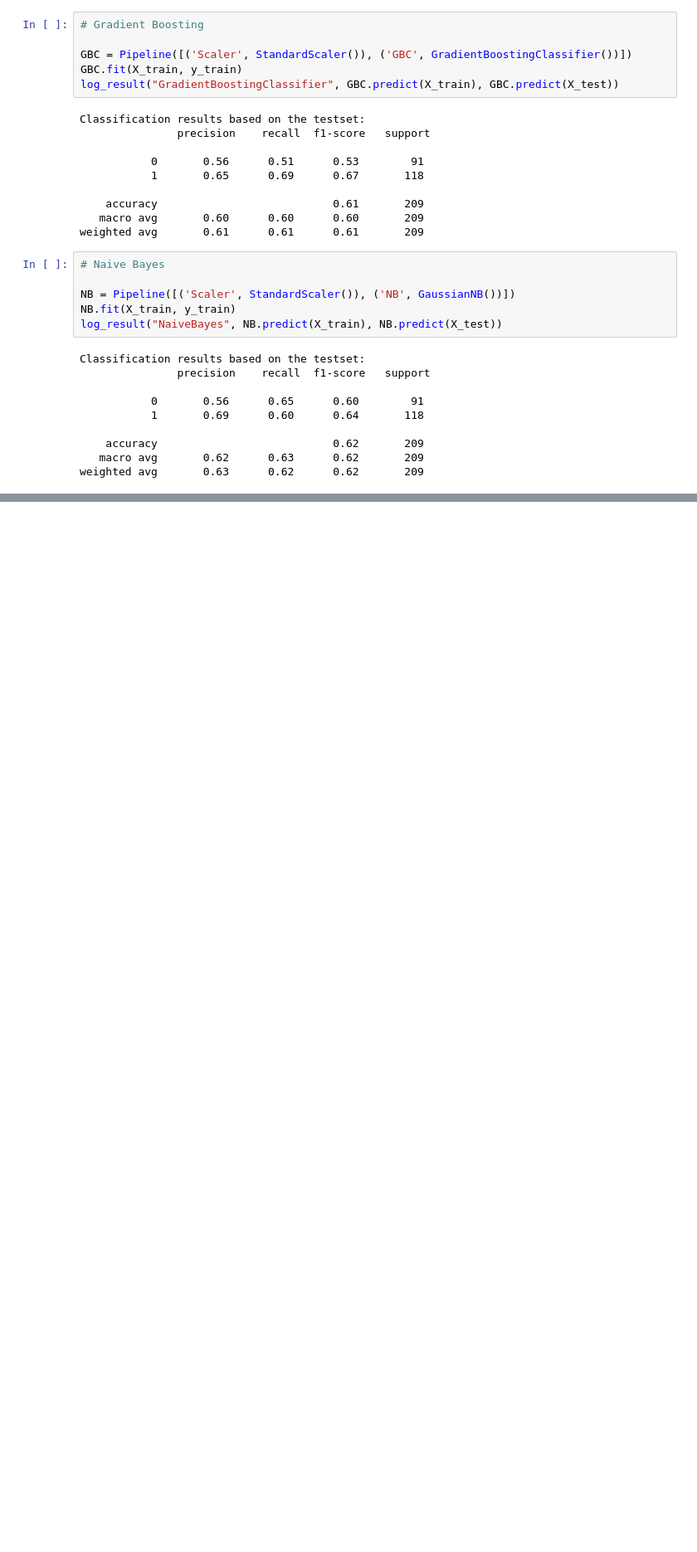
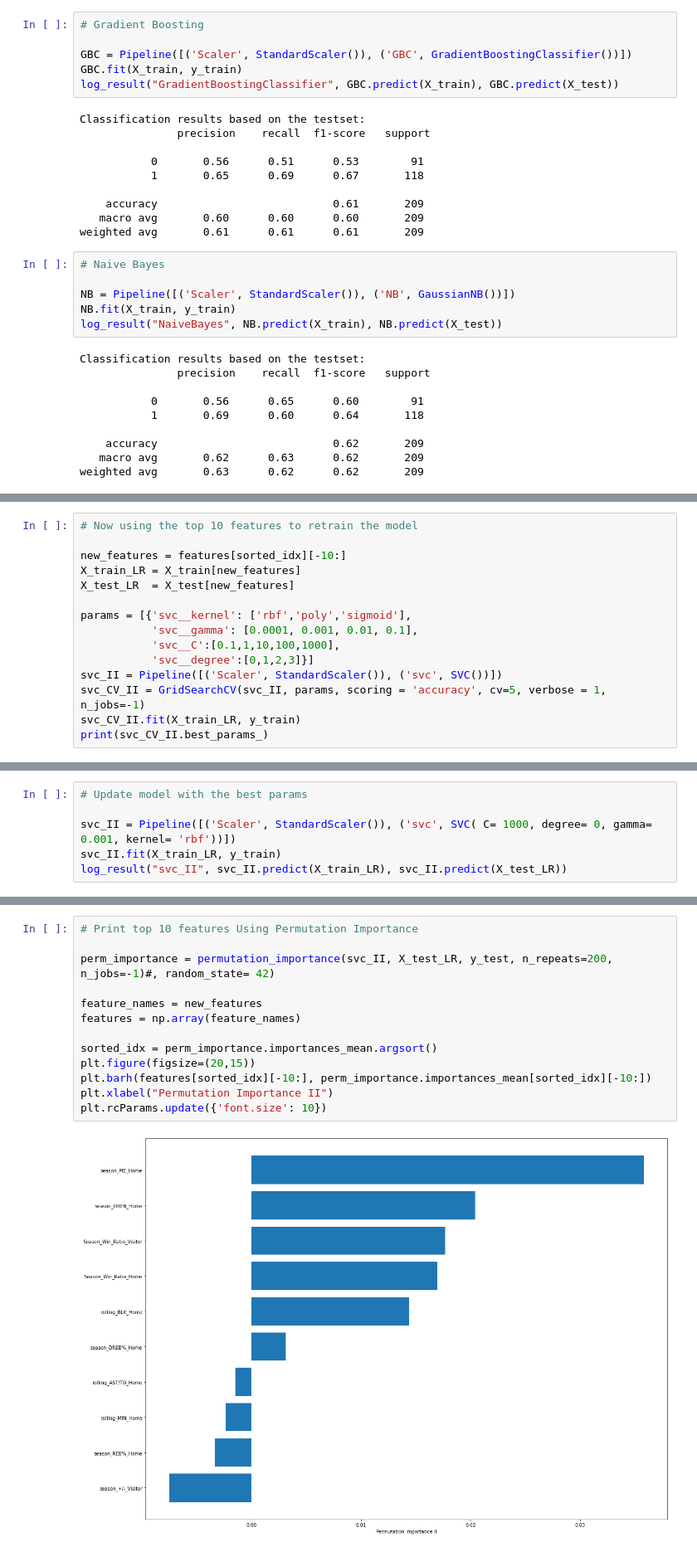
Before and after one commit to wt0034/Springboard, a Jupyter notebook: Capstone 3/Capstone 3.ipynb, the cells around one changed output, grey strips where cells are left out. Shown: that part at 83% size. Cells and saved outputs as stored; diff of their text form; blank space fills up the shorter version.

```diff
--- a/Capstone 3/Capstone 3.ipynb
+++ b/Capstone 3/Capstone 3.ipynb
@@ -729,0 +547,15 @@ It's a statistic that NBA came up to replace the EFF rating they used. Interesti
+# %%
+# Now using the top 10 features to retrain the model
+
+new_features = features[sorted_idx][-10:]
+X_train_LR = X_train[new_features]
+X_test_LR  = X_test[new_features]
+
+params = [{'svc__kernel': ['rbf','poly','sigmoid'],
+           'svc__gamma': [0.0001, 0.001, 0.01, 0.1],
+           'svc__C':[0.1,1,10,100,1000],
+           'svc__degree':[0,1,2,3]}]
+svc_II = Pipeline([('Scaler', StandardScaler()), ('svc', SVC())])
+svc_CV_II = GridSearchCV(svc_II, params, scoring = 'accuracy', cv=5, verbose = 1, n_jobs=-1)
+svc_CV_II.fit(X_train_LR, y_train)
+print(svc_CV_II.best_params_)
@@ -729,0 +565,6 @@ It's a statistic that NBA came up to replace the EFF rating they used. Interesti
+# %%
+# Update model with the best params
+
+svc_II = Pipeline([('Scaler', StandardScaler()), ('svc', SVC( C= 1000, degree= 0, gamma= 0.001, kernel= 'rbf'))])
+svc_II.fit(X_train_LR, y_train)
+log_result("svc_II", svc_II.predict(X_train_LR), svc_II.predict(X_test_LR))
@@ -729,0 +589,15 @@ It's a statistic that NBA came up to replace the EFF rating they used. Interesti
+# %%
+# Print top 10 features Using Permutation Importance
+
+perm_importance = permutation_importance(svc_II, X_test_LR, y_test, n_repeats=200, n_jobs=-1)#, random_state= 42)
+
+feature_names = new_features
+features = np.array(feature_names)
+
+sorted_idx = perm_importance.importances_mean.argsort()
+plt.figure(figsize=(20,15))
+plt.barh(features[sorted_idx][-10:], perm_importance.importances_mean[sorted_idx][-10:])
+plt.xlabel("Permutation Importance II")
+plt.rcParams.update({'font.size': 10})
+# %% [output]
+[figure, added]
```
Also changed, not shown: parts of 82 cells of this notebook.
